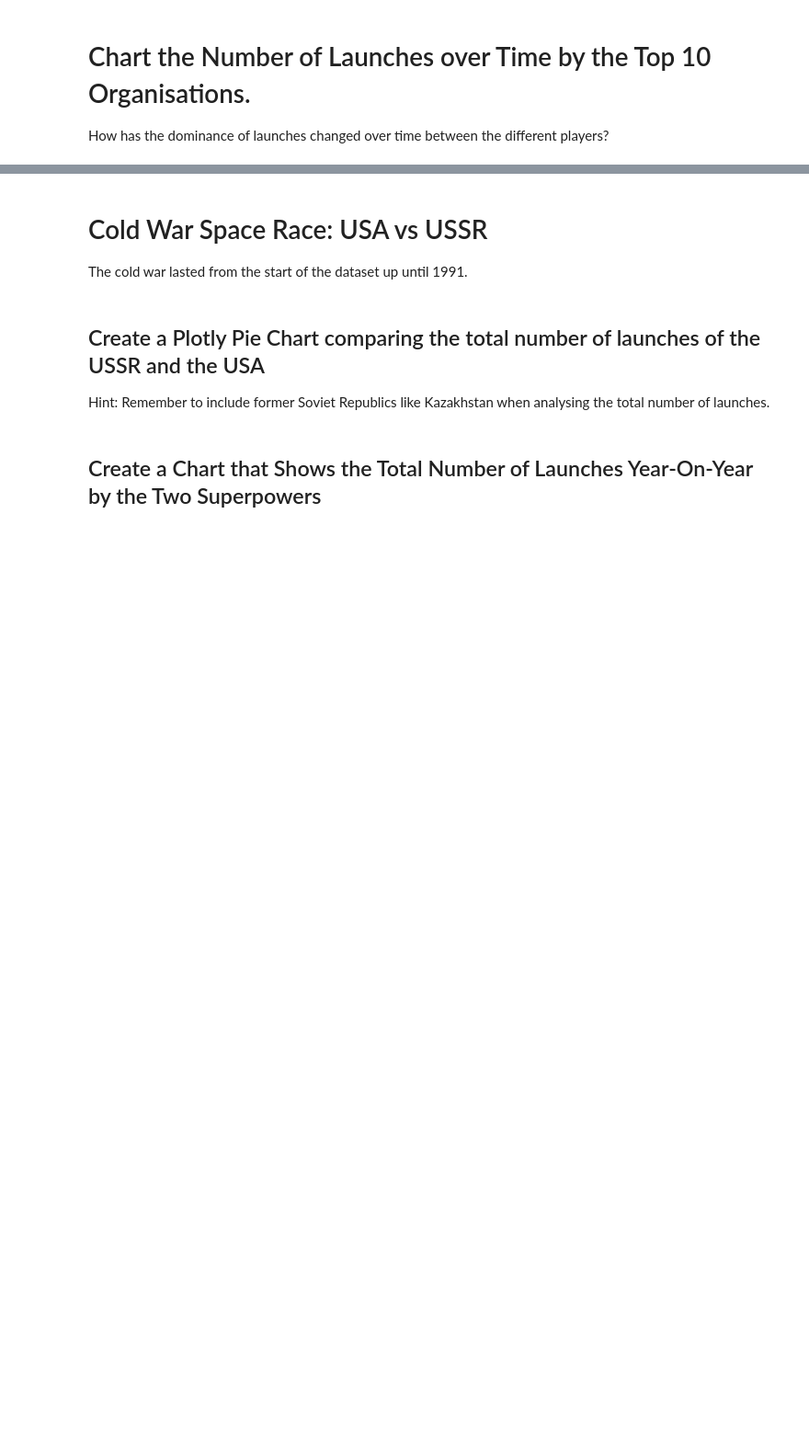
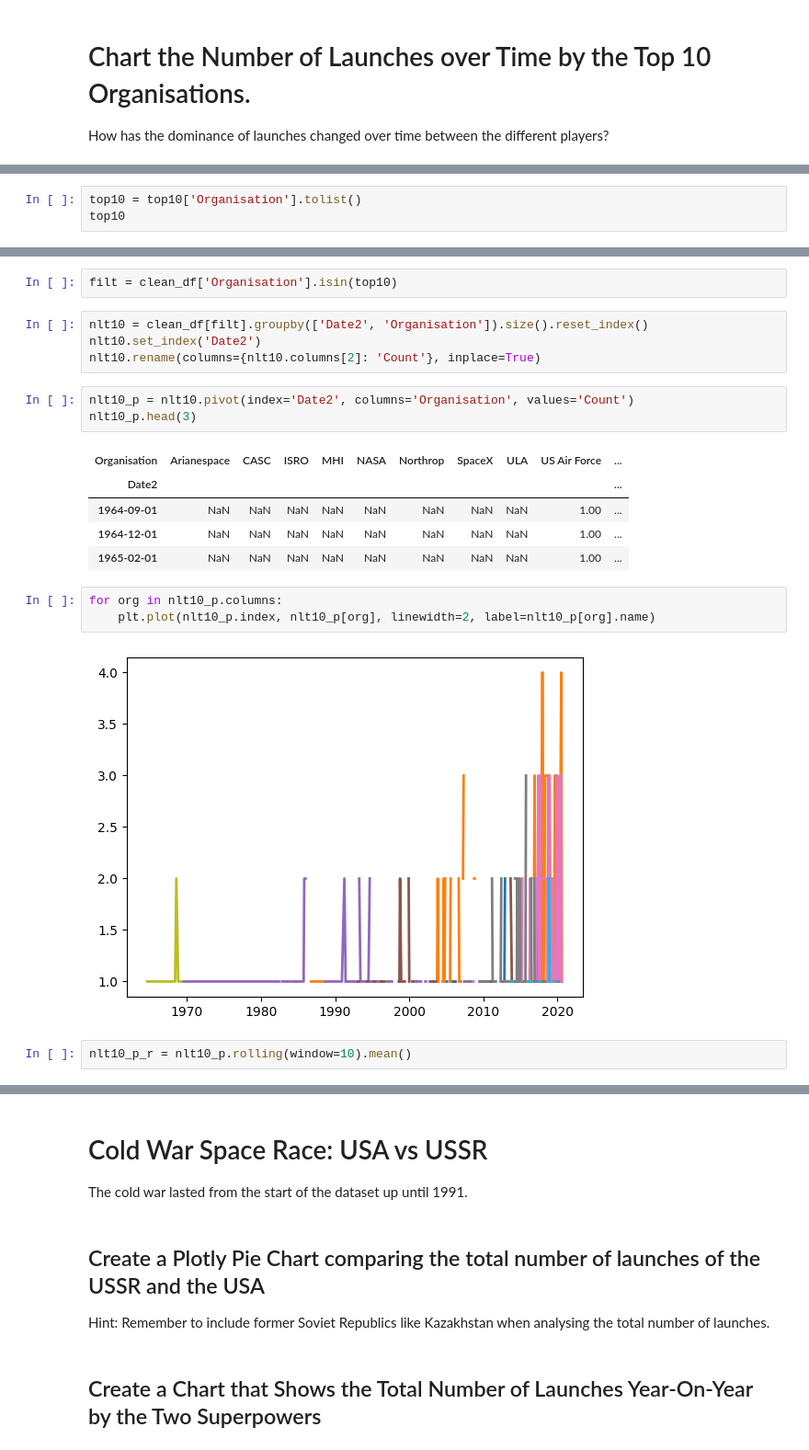
Before and after one commit to Bill-khk/Data-analysis, a Jupyter notebook: SpaceMissions/data/Space_Missions_Analysis.ipynb, the cells around one changed output, grey strips where cells are left out. Shown at 92% size. Drawn from its saved outputs; the diff is of its cells as text; blank space fills up the shorter version.

```diff
--- a/SpaceMissions/data/Space_Missions_Analysis.ipynb
+++ b/SpaceMissions/data/Space_Missions_Analysis.ipynb
@@ -718,0 +771,3 @@ How has the dominance of launches changed over time between the different player
+# %%
+top10 = top10['Organisation'].tolist()
+top10
@@ -718,0 +785,22 @@ How has the dominance of launches changed over time between the different player
+# %%
+filt = clean_df['Organisation'].isin(top10)
+# %%
+nlt10 = clean_df[filt].groupby(['Date2', 'Organisation']).size().reset_index()
+nlt10.set_index('Date2')
+nlt10.rename(columns={nlt10.columns[2]: 'Count'}, inplace=True)
+# %%
+nlt10_p = nlt10.pivot(index='Date2', columns='Organisation', values='Count')
+nlt10_p.head(3)
+# %% [output]
+| Organisation | Arianespace | CASC | ISRO | MHI | NASA | Northrop | SpaceX | ULA | US Air Force | ... |
+| Date2 |  |  |  |  |  |  |  |  |  | ... |
+| 1964-09-01 | NaN | NaN | NaN | NaN | NaN | NaN | NaN | NaN | 1.00 | ... |
+| 1964-12-01 | NaN | NaN | NaN | NaN | NaN | NaN | NaN | NaN | 1.00 | ... |
+| 1965-02-01 | NaN | NaN | NaN | NaN | NaN | NaN | NaN | NaN | 1.00 | ... |
+# %%
+for org in nlt10_p.columns:
+    plt.plot(nlt10_p.index, nlt10_p[org], linewidth=2, label=nlt10_p[org].name)
+# %% [output]
+[figure, added]
+# %%
+nlt10_p_r = nlt10_p.rolling(window=10).mean()
```
Also changed, not shown: parts of 18 cells of this notebook.
